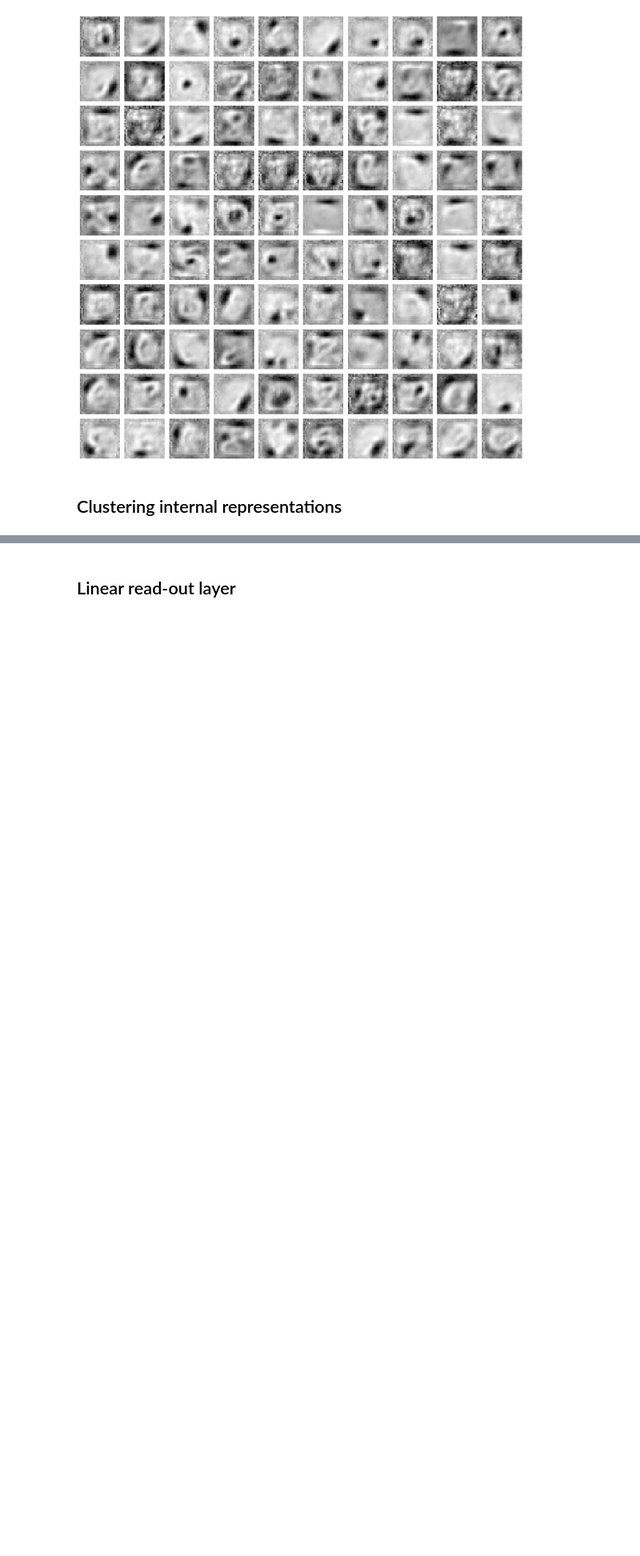
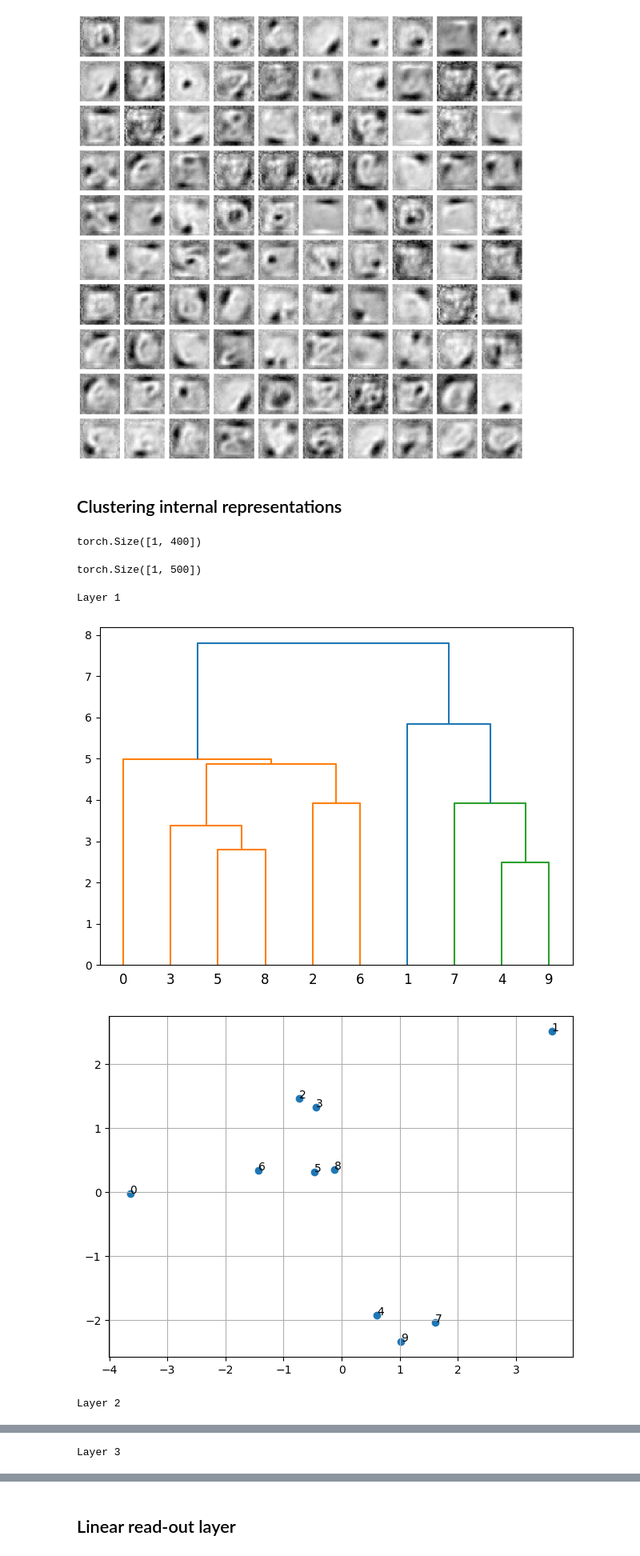
Before and after one commit to pavelihno/cognition-computation-project, a Jupyter notebook: notebook.ipynb, the cells around one changed output, grey strips where cells are left out. Shown at 80% size. Drawn from its saved outputs; the diff is of its cells as text; code cells hidden in the pictures; blank space fills up the shorter version.

Commit message:
Clustering to internal representations

```diff
--- a/notebook.ipynb
+++ b/notebook.ipynb
@@ -396,0 +403,12 @@ Layer 3
+# %%
+prob_h_repr_1, h_repr_1 = dbn.rbms[0].sample_h(test_img.reshape(1, n_visible))
+
+print(prob_h_repr_1.shape)
+# %% [output]
+torch.Size([1, 400])
+# %%
+prob_h_repr_2, h_repr_2 = dbn.rbms[1].sample_h(prob_h_repr_1)
+
+print(prob_h_repr_2.shape)
+# %% [output]
+torch.Size([1, 500])
@@ -396,0 +462,16 @@ Layer 3
+# %%
+n = len(mnist_test_ds.data)
+labels = mnist_test_ds.targets.cpu().numpy()
+
+prob_h = mnist_test_ds.data.reshape(n, n_visible)
+for layer_idx, rbm in enumerate(dbn.rbms):
+  prob_h, h = rbm.sample_h(prob_h)
+  print(f'Layer {layer_idx+1}')
+  show_dendrogram(prob_h.numpy(), labels)
+  show_clusters(prob_h.numpy(), labels)
+  print()
+# %% [output]
+Layer 1
+[figure, added]
+[figure, added]
+Layer 2
@@ -396,0 +480 @@ Layer 3
+Layer 3
```
Also changed, not shown: parts of 6 cells of this notebook.
